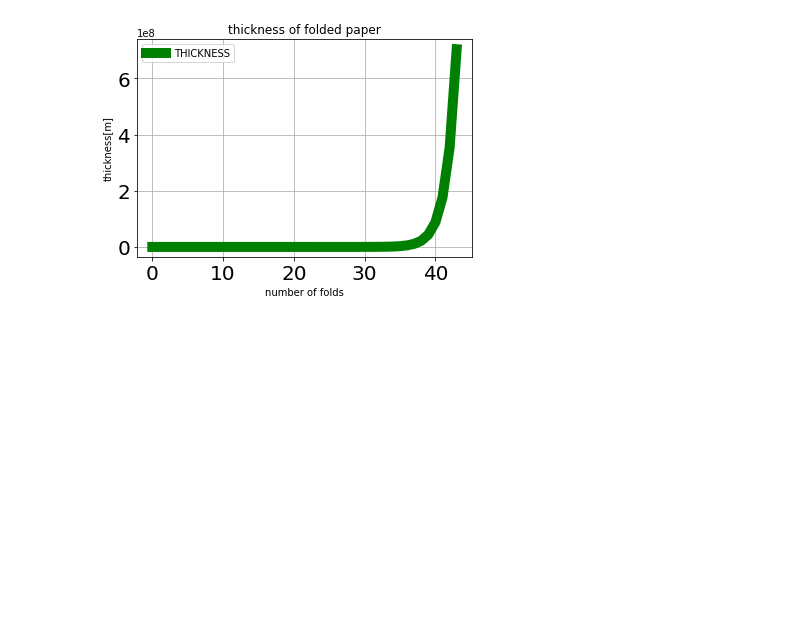
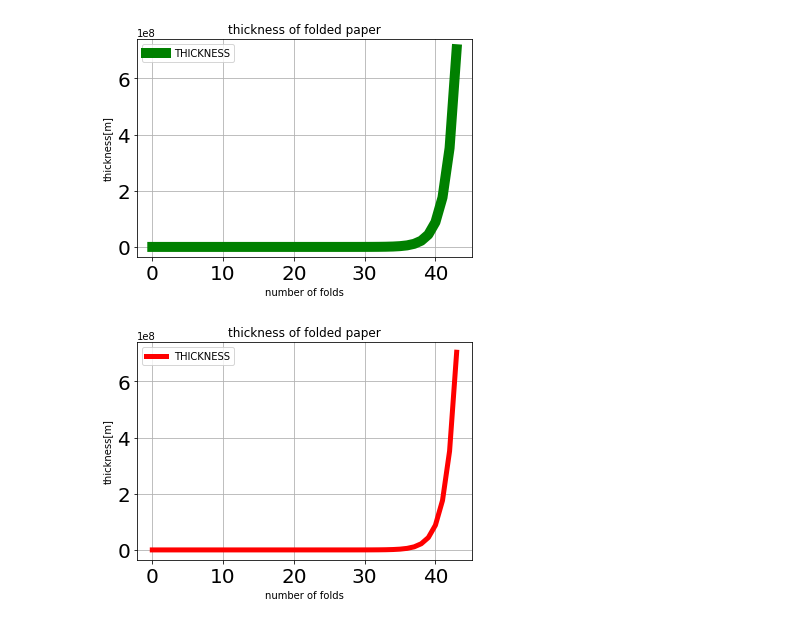
Before and after one commit to YoheiOgawa-19/diveintocode-ml, a Jupyter notebook: Week1/Week1_ 授業前課題.ipynb, the cells around one changed output. Drawn from its saved outputs; the diff is of its cells as text; code cells hidden in the pictures; blank space fills up the shorter version.

```diff
--- a/Week1/Week1_ 授業前課題.ipynb
+++ b/Week1/Week1_ 授業前課題.ipynb
@@ -93,0 +101,8 @@ time : 0.001409769058227539[s]
+# %%
+%%timeit
+
+THICKNESS = 0.00008
+num = 2
+for i in range(1,43):
+  num *= 2
+folded_thickness = num * THICKNESS
@@ -146,3 +163,27 @@ plt.legend()
 plt.show()
 # %% [output]
 [figure]
+# %%
+THICKNESS = 0.00008
+num = []
+num.append(THICKNESS)
+for i in range(1,44):
+  num.append(THICKNESS*2**i)
+
+#【問題7】
+"""
+赤い折れ線グラフを表示する。
+軸の値を大きく表示する。
+"""
+import matplotlib.pyplot as plt
+%matplotlib inline
+plt.title("thickness of folded paper")
+plt.xlabel("number of folds")
+plt.ylabel("thickness[m]")
+plt.grid(True)
+plt.tick_params(labelsize=20)
+plt.plot(num, color='red', linewidth='5', label='THICKNESS') # 「リスト名」のところにリストの変数名を入れる
+plt.legend()
+plt.show()
+# %% [output]
+[figure, added]
```
Also changed, not shown: parts of 6 cells of this notebook.
